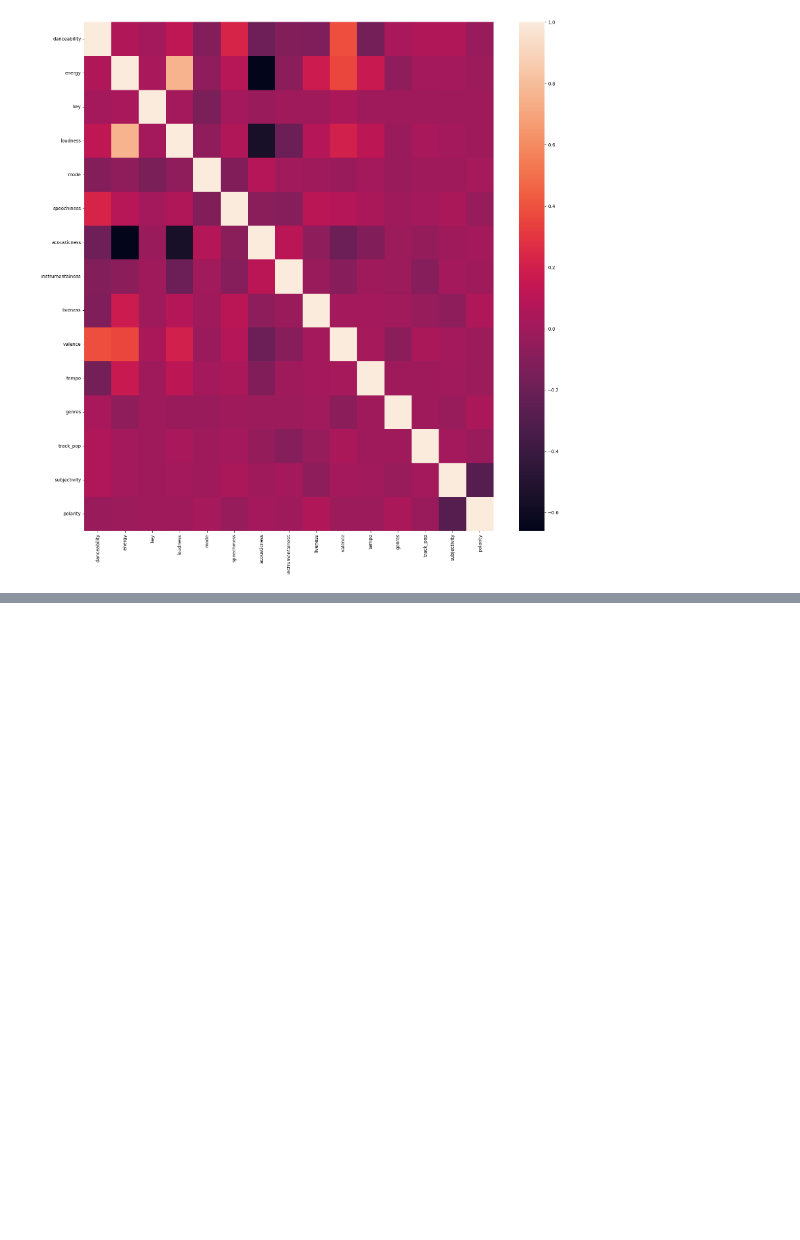
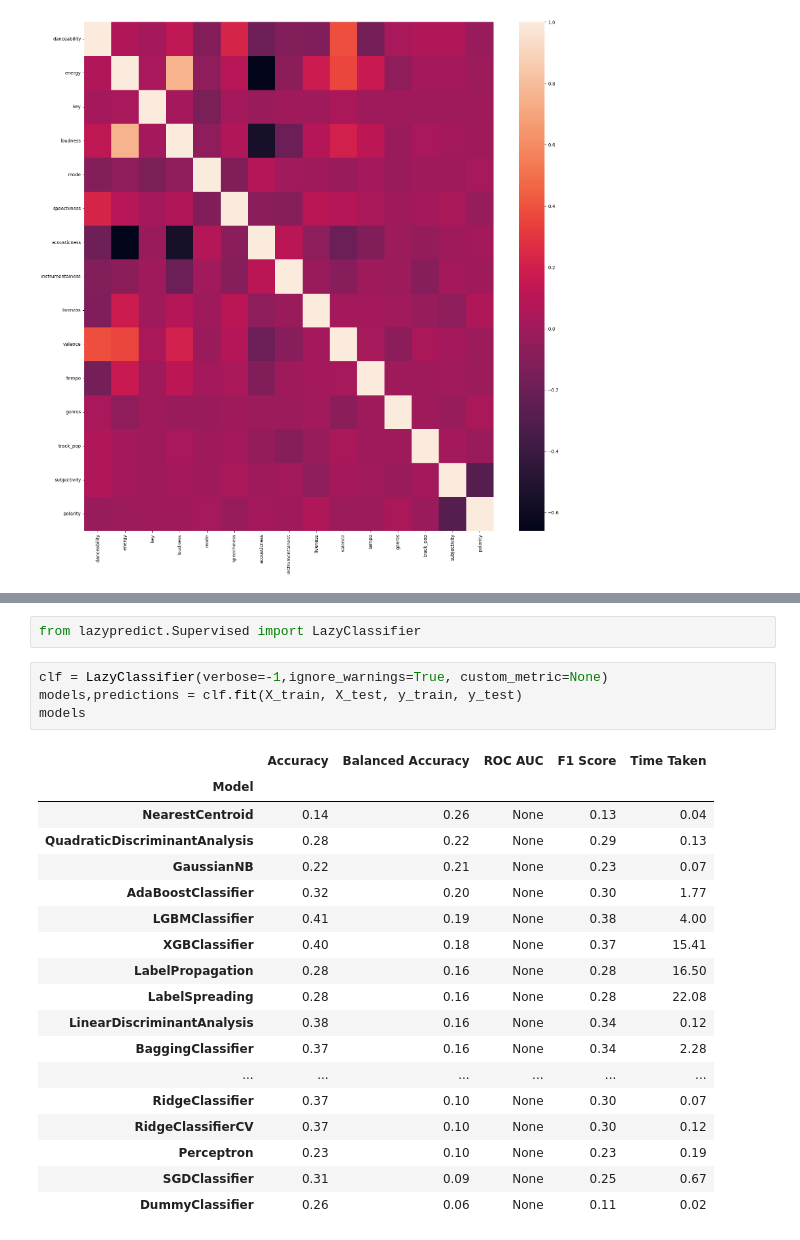
Before and after one commit to HuseyinEmreAksoy/SpotifySongPrediction, a Jupyter notebook: Spotify2.ipynb, the cells around one changed output, grey strips where cells are left out. Drawn from its saved outputs; the diff is of its cells as text; blank space fills up the shorter version.

```diff
--- a/Spotify2.ipynb
+++ b/Spotify2.ipynb
@@ -429,3 +429,28 @@ corr.style.background_gradient(cmap='coolwarm')
 | 17 | 0.240621 | 0.370524 | 0.163928 | 0.338542 | 0.111600 | 0.277891 | -0.217362 | 0.399224 | 0.050200 | -0.139127 | 0.111344 | ... |
 | 18 | 0.273039 | 0.065584 | -0.188521 | 0.057769 | -0.347616 | -0.347551 | -0.231439 | 0.164105 | -0.375411 | 0.038266 | 0.098513 | ... |
 | 19 | -0.132514 | 0.357861 | -0.130729 | -0.180890 | -0.334955 | -0.340933 | 0.169208 | 0.275134 | -0.073956 | 0.193341 | 0.416315 | ... |
+# %%
+from lazypredict.Supervised import LazyClassifier
+# %%
+clf = LazyClassifier(verbose=-1,ignore_warnings=True, custom_metric=None)
+models,predictions = clf.fit(X_train, X_test, y_train, y_test)
+models
+# %% [output]
+|  | Accuracy | Balanced Accuracy | ROC AUC | F1 Score | Time Taken |
+| Model |  |  |  |  |  |
+| NearestCentroid | 0.14 | 0.26 | None | 0.13 | 0.04 |
+| QuadraticDiscriminantAnalysis | 0.28 | 0.22 | None | 0.29 | 0.13 |
+| GaussianNB | 0.22 | 0.21 | None | 0.23 | 0.07 |
+| AdaBoostClassifier | 0.32 | 0.20 | None | 0.30 | 1.77 |
+| LGBMClassifier | 0.41 | 0.19 | None | 0.38 | 4.00 |
+| XGBClassifier | 0.40 | 0.18 | None | 0.37 | 15.41 |
+| LabelPropagation | 0.28 | 0.16 | None | 0.28 | 16.50 |
+| LabelSpreading | 0.28 | 0.16 | None | 0.28 | 22.08 |
+| LinearDiscriminantAnalysis | 0.38 | 0.16 | None | 0.34 | 0.12 |
+| BaggingClassifier | 0.37 | 0.16 | None | 0.34 | 2.28 |
+| ... | ... | ... | ... | ... | ... |
+| RidgeClassifier | 0.37 | 0.10 | None | 0.30 | 0.07 |
+| RidgeClassifierCV | 0.37 | 0.10 | None | 0.30 | 0.12 |
+| Perceptron | 0.23 | 0.10 | None | 0.23 | 0.19 |
+| SGDClassifier | 0.31 | 0.09 | None | 0.25 | 0.67 |
+| DummyClassifier | 0.26 | 0.06 | None | 0.11 | 0.02 |
```
Also changed, not shown: parts of 3 cells of this notebook.
